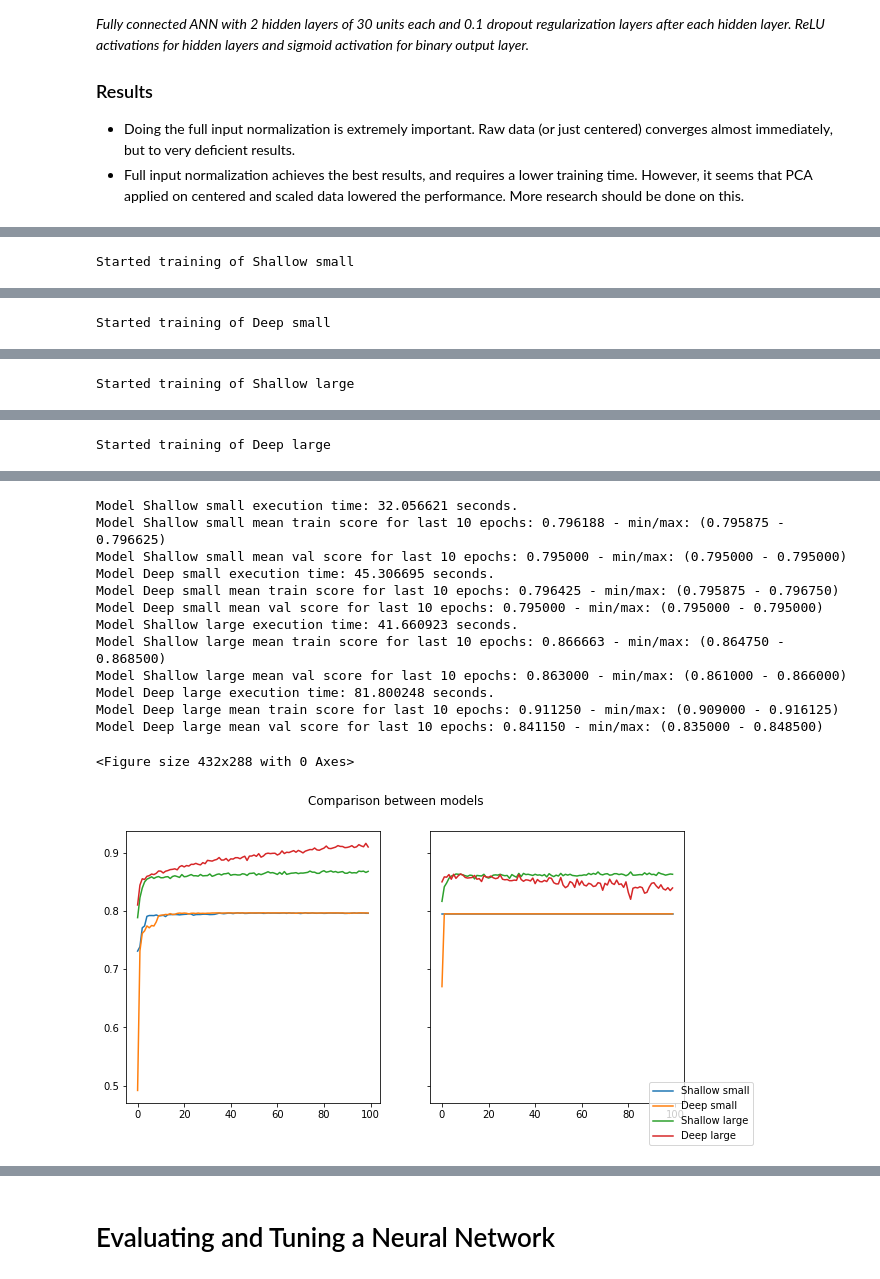
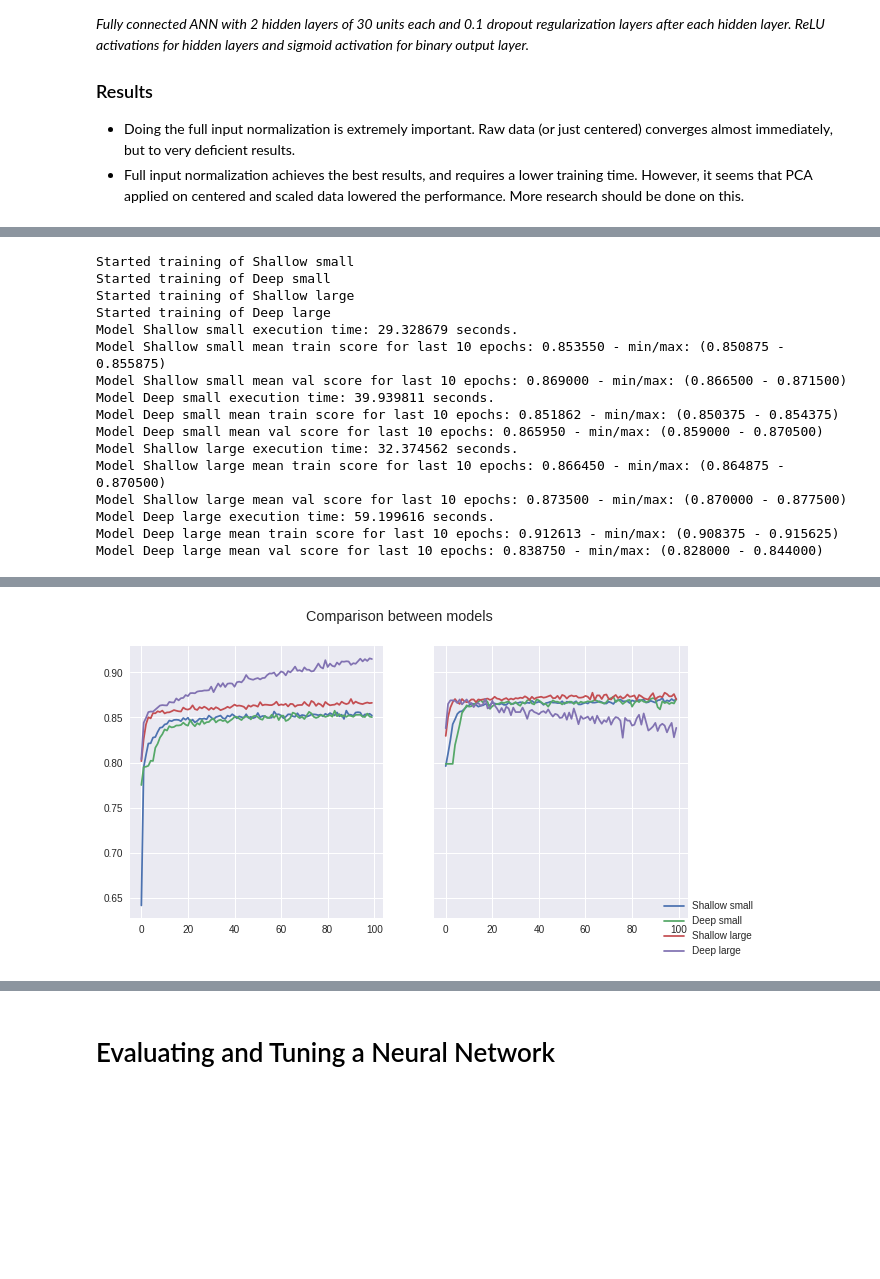
Before and after one commit to apcc-geoslegend/Deep-Learning, a Jupyter notebook: Artificial Neural Networks/Artificial Neural Networks.ipynb, the cells around one changed output, grey strips where cells are left out. Cells and saved outputs as stored; diff of their text form; code cells hidden in the pictures; blank space fills up the shorter version.

```diff
--- a/Artificial Neural Networks/Artificial Neural Networks.ipynb
+++ b/Artificial Neural Networks/Artificial Neural Networks.ipynb
@@ -681,15 +676,15 @@ y = data.iloc[:, -1].values
 
 #Build each model---
 #Raw
-model1 = Pipeline([('preprocessing', preprocessing_pipeline(categorical_features=[1,2], center=False, scale=False, pca=False)),
+model1 = Pipeline([('preprocessing', preprocessing_pipeline(categorical_features=[1,2], center=True, scale=True, pca=True)),
                    ('nn', custom_ann_architecture([10, 1], ['relu','sigmoid']))])
 
 #Mean cancellation
-model2 = Pipeline([('preprocessing', preprocessing_pipeline(categorical_features=[1,2], center=True, scale=False, pca=False)),
+model2 = Pipeline([('preprocessing', preprocessing_pipeline(categorical_features=[1,2], center=True, scale=True, pca=True)),
                    ('nn', custom_ann_architecture([10,10,10,10,10,1], ['relu','relu','relu','relu','relu','sigmoid']))])
 
 #Mean cancellation + Covariance Equalization
-model3 = Pipeline([('preprocessing', preprocessing_pipeline(categorical_features=[1,2], center=True, scale=True, pca=False)),
+model3 = Pipeline([('preprocessing', preprocessing_pipeline(categorical_features=[1,2], center=True, scale=True, pca=True)),
                    ('nn', custom_ann_architecture([100, 1], ['relu','sigmoid']))])
 
 #Mean cancellation + Covariance Equalization + KL-Expansion
@@ -702,3 +697,18 @@ compare_models([model1, model2, model3, model4],
                (X,y), epochs=100)
 # %% [output]
 Started training of Shallow small
+Started training of Deep small
+Started training of Shallow large
+Started training of Deep large
+Model Shallow small execution time: 29.328679 seconds.
+Model Shallow small mean train score for last 10 epochs: 0.853550 - min/max: (0.850875 - 0.855875)
+Model Shallow small mean val score for last 10 epochs: 0.869000 - min/max: (0.866500 - 0.871500)
+Model Deep small execution time: 39.939811 seconds.
+Model Deep small mean train score for last 10 epochs: 0.851862 - min/max: (0.850375 - 0.854375)
+Model Deep small mean val score for last 10 epochs: 0.865950 - min/max: (0.859000 - 0.870500)
+Model Shallow large execution time: 32.374562 seconds.
+Model Shallow large mean train score for last 10 epochs: 0.866450 - min/max: (0.864875 - 0.870500)
+Model Shallow large mean val score for last 10 epochs: 0.873500 - min/max: (0.870000 - 0.877500)
+Model Deep large execution time: 59.199616 seconds.
+Model Deep large mean train score for last 10 epochs: 0.912613 - min/max: (0.908375 - 0.915625)
+Model Deep large mean val score for last 10 epochs: 0.838750 - min/max: (0.828000 - 0.844000)
@@ -708 +715,0 @@ In case you used a LabelEncoder before this OneHotEncoder to convert the categor
-Started training of Deep small
@@ -712 +715,0 @@ In case you used a LabelEncoder before this OneHotEncoder to convert the categor
-Started training of Shallow large
@@ -716 +715,0 @@ In case you used a LabelEncoder before this OneHotEncoder to convert the categor
-Started training of Deep large
@@ -720,14 +716 @@ In case you used a LabelEncoder before this OneHotEncoder to convert the categor
-Model Shallow small execution time: 32.056621 seconds.
-Model Shallow small mean train score for last 10 epochs: 0.796188 - min/max: (0.795875 - 0.796625)
-Model Shallow small mean val score for last 10 epochs: 0.795000 - min/max: (0.795000 - 0.795000)
-Model Deep small execution time: 45.306695 seconds.
-Model Deep small mean train score for last 10 epochs: 0.796425 - min/max: (0.795875 - 0.796750)
-Model Deep small mean val score for last 10 epochs: 0.795000 - min/max: (0.795000 - 0.795000)
-Model Shallow large execution time: 41.660923 seconds.
-Model Shallow large mean train score for last 10 epochs: 0.866663 - min/max: (0.864750 - 0.868500)
-Model Shallow large mean val score for last 10 epochs: 0.863000 - min/max: (0.861000 - 0.866000)
-Model Deep large execution time: 81.800248 seconds.
-Model Deep large mean train score for last 10 epochs: 0.911250 - min/max: (0.909000 - 0.916125)
-Model Deep large mean val score for last 10 epochs: 0.841150 - min/max: (0.835000 - 0.848500)
-<Figure size 432x288 with 0 Axes>
-[figure, old version]
+[figure, new version]
```
Also changed, not shown: parts of 5 cells of this notebook.
